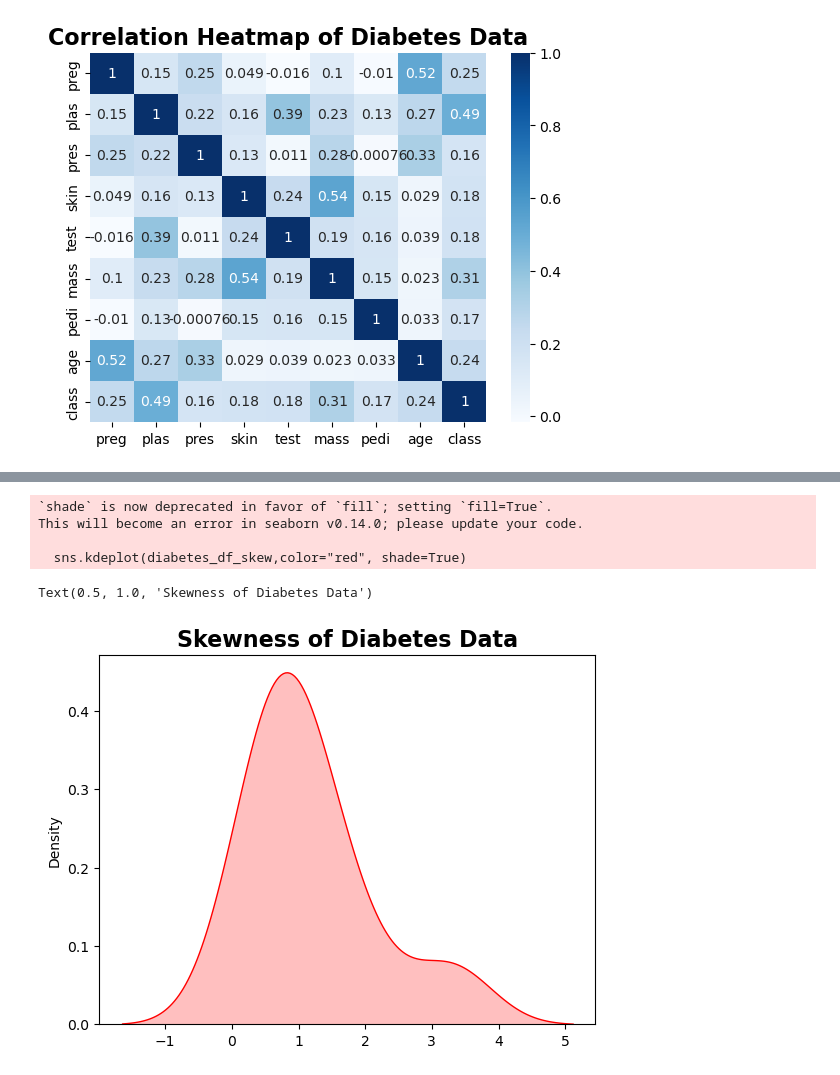
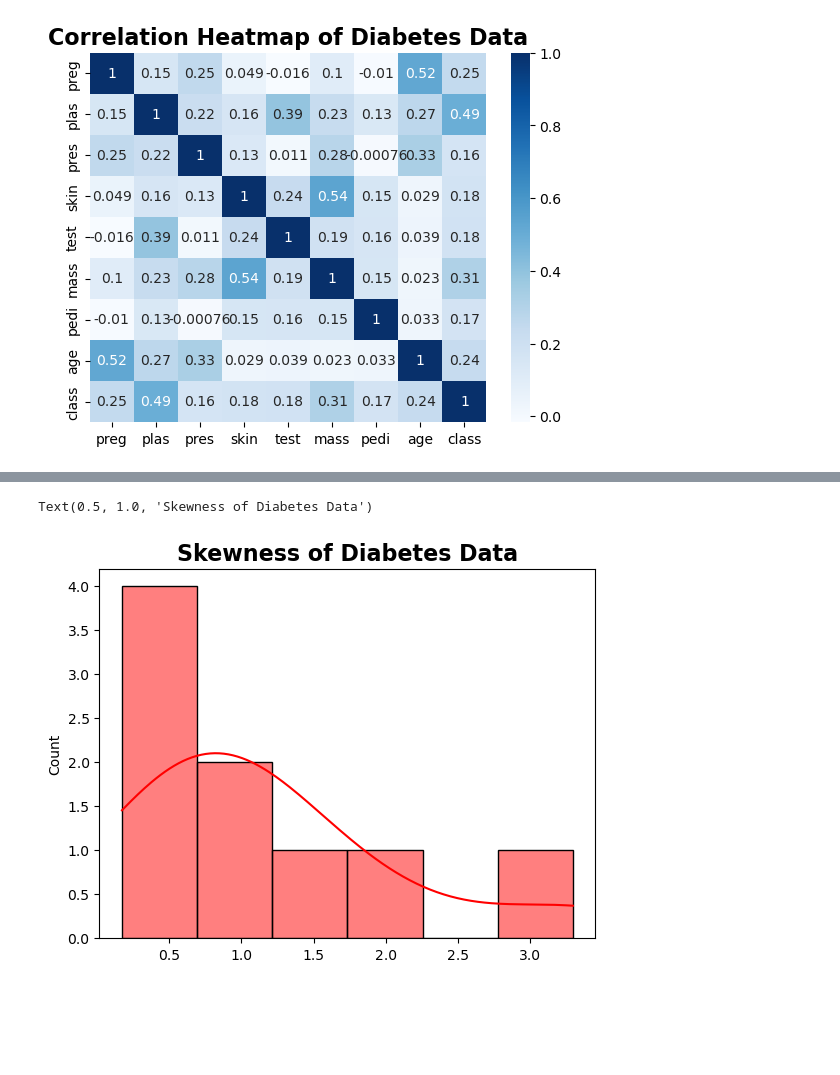
Before and after one commit to rahknov/CS103, a Jupyter notebook: Activity 2/data.ipynb, the cells around one changed output, grey strips where cells are left out. Drawn from its saved outputs; the diff is of its cells as text; code cells hidden in the pictures; blank space fills up the shorter version.

```diff
--- a/Activity 2/data.ipynb
+++ b/Activity 2/data.ipynb
@@ -74,7 +73,7 @@ None
 # %%
 #Grab the mean of all the columns in order to replace the 0 or NA Values
 preg_mean = round(diabetes_df["preg"].mean(),0)
-plas_mean = diabetes_df["plas"].mean()
+plas_mean = round(diabetes_df["plas"].mean(),0)
 pres_mean = round(diabetes_df["pres"].mean(),0)
 skin_mean = round(diabetes_df["skin"].mean(),0)
 test_mean = round(diabetes_df["test"].mean(),0)
@@ -214,11 +239,7 @@ Text(0.5, 1.0, 'Correlation Heatmap of Diabetes Data')
 # %%
 #diabetes_df["age"].skew()
-sns.kdeplot(diabetes_df_skew,color="red", shade=True)
+sns.histplot(diabetes_df_skew,color="red", kde=True)
 plt.title("Skewness of Diabetes Data", fontweight='bold', fontsize=16)
 # %% [output]
-`shade` is now deprecated in favor of `fill`; setting `fill=True`.
-This will become an error in seaborn v0.14.0; please update your code.
-
-  sns.kdeplot(diabetes_df_skew,color="red", shade=True)
+Text(0.5, 1.0, 'Skewness of Diabetes Data')
-Text(0.5, 1.0, 'Skewness of Diabetes Data')
-[figure, old version]
+[figure, new version]
```
Also changed, not shown: parts of 11 cells of this notebook.
